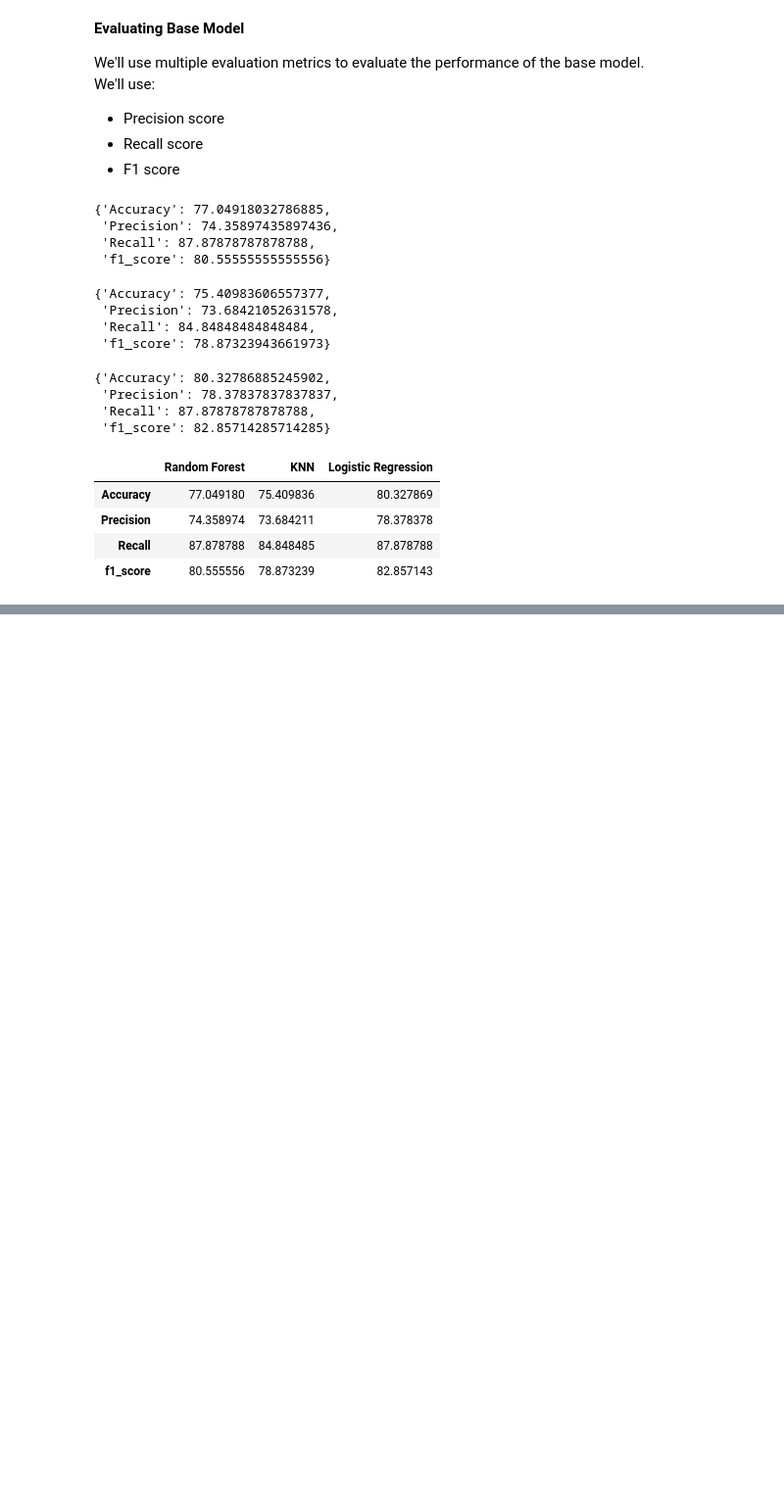
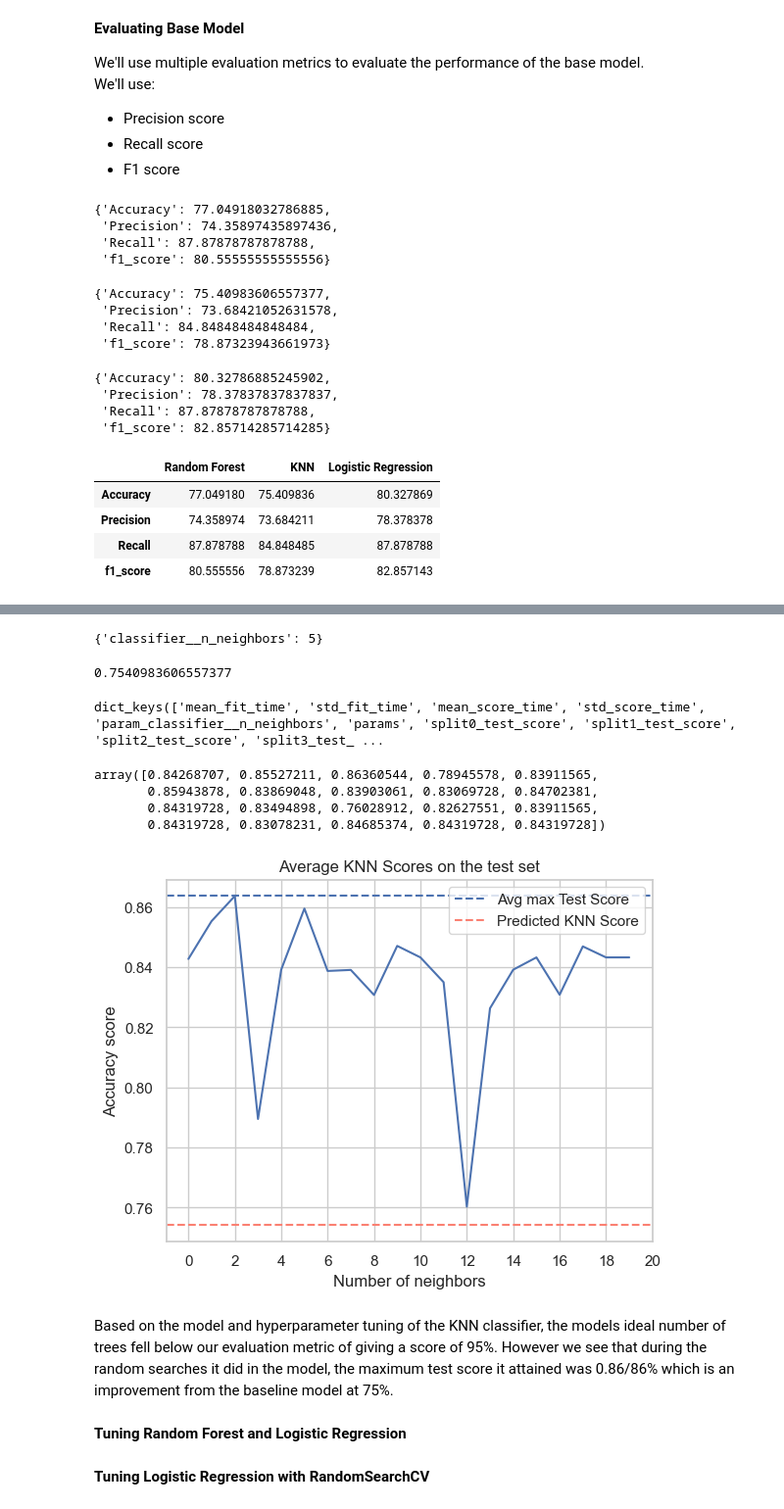
Before and after one commit to rongachoka/heart_disease_project, a Jupyter notebook: main.ipynb, the cells around one changed output, grey strips where cells are left out. Shown at 98% size. Saved outputs shown, nothing was run; the diff lists cells and outputs as text; code cells hidden in the pictures; blank space fills up the shorter version.

```diff
--- a/main.ipynb
+++ b/main.ipynb
@@ -875,0 +891,19 @@ This step will change various hyperparameters on the 3 models and see how their
+# %%
+np.random.seed(1234)
+
+## Change pipeline model to KNN
+model = Pipeline(steps=[
+    ("preprocessor", preprocessor),
+    ("classifier", KNeighborsClassifier())
+])
+
+##Different values for the k-neighbors
+knn_neighbors = np.arange(1,31)
+
+## Hyperparameter I want changed in the classifier
+knn_grid = {"classifier__n_neighbors": knn_neighbors}
+
+rs_knn = RandomizedSearchCV(model, param_distributions=knn_grid,
+                            n_iter=20, cv=5, verbose=True)
+
+rs_knn.fit(X_train, y_train)
@@ -875,0 +929,42 @@ This step will change various hyperparameters on the 3 models and see how their
+# %%
+## Best hyperparameter/ neighbors
+rs_knn.best_params_
+# %% [output]
+{'classifier__n_neighbors': 5}
+# %%
+np.random.seed(1234)
+knn_score = rs_knn.score(X_test, y_test)
+knn_score
+# %% [output]
+0.7540983606557377
+# %%
+## Checking the individual scores from the trained model
+rs_knn.cv_results_.keys()
+# %% [output]
+dict_keys(['mean_fit_time', 'std_fit_time', 'mean_score_time', 'std_score_time', 'param_classifier__n_neighbors', 'params', 'split0_test_score', 'split1_test_score', 'split2_test_score', 'split3_test_ ...
+# %%
+knn_test_scores = rs_knn.cv_results_["mean_test_score"]
+knn_test_scores
+# %% [output]
+array([0.84268707, 0.85527211, 0.86360544, 0.78945578, 0.83911565,
+       0.85943878, 0.83869048, 0.83903061, 0.83069728, 0.84702381,
+       0.84319728, 0.83494898, 0.76028912, 0.82627551, 0.83911565,
+       0.84319728, 0.83078231, 0.84685374, 0.84319728, 0.84319728])
+# %%
+sns.lineplot(knn_test_scores)
+plt.xticks(ticks=np.arange(0,21,2))
+plt.title("Average KNN Scores on the test set")
+plt.xlabel("Number of neighbors")
+plt.ylabel("Accuracy score")
+plt.axhline(max(knn_test_scores), linestyle="--",
+               label ="Avg max Test Score")
+plt.axhline(knn_score, linestyle = "--",
+            label = "Predicted KNN Score", color="salmon")
+plt.legend()
+plt.show();
+# %% [output]
+[figure, added]
+# %% [markdown]
+Based on the model and hyperparameter tuning of the KNN classifier, the models ideal number of trees fell below our evaluation metric of giving a score of 95%. However we see that during the random searches it did in the model, the maximum test score it attained was 0.86/86% which is an improvement from the baseline model at 75%.
+# %% [markdown]
+**Tuning Random Forest and Logistic Regression**
@@ -875,0 +1015,2 @@ This step will change various hyperparameters on the 3 models and see how their
+# %% [markdown]
+**Tuning Logistic Regression with RandomSearchCV**
```
Also changed, not shown: parts of 52 cells of this notebook, 1 other file.
